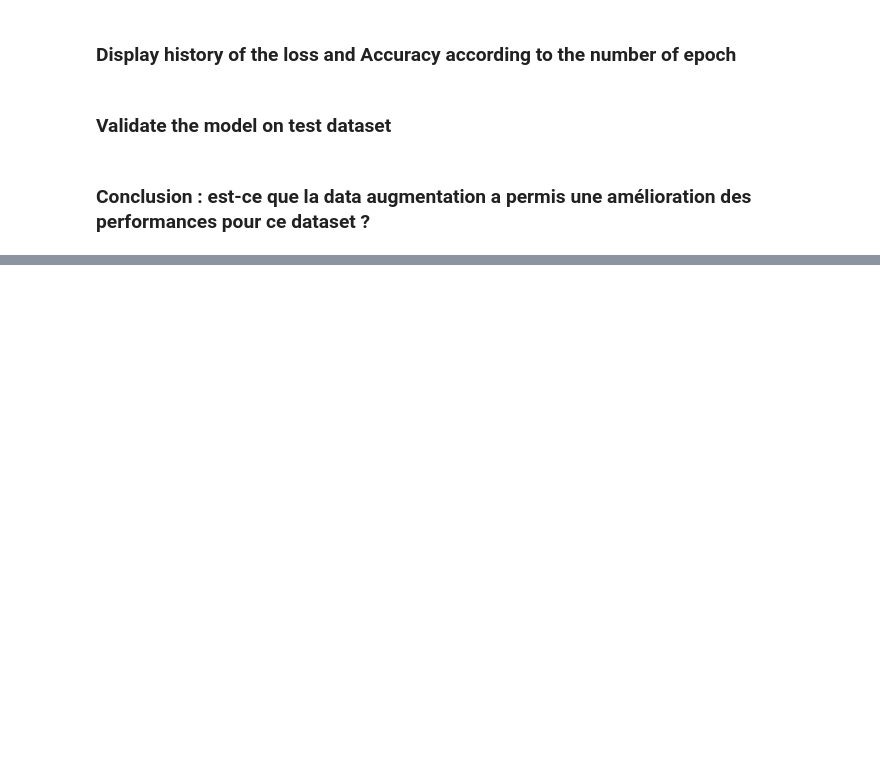
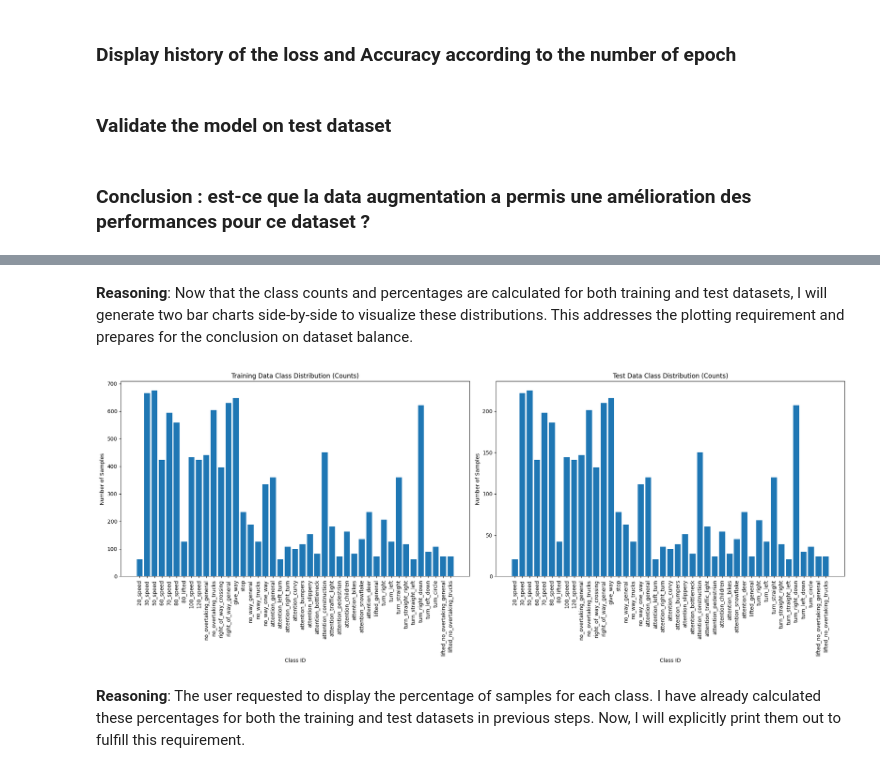
Before and after one commit to Thomasjrd26/IA3, a Jupyter notebook: TP/GTSRB_German_Traffic_Sign_Recognition_ETUD.ipynb, the cells around one changed output, grey strips where cells are left out. Drawn from its saved outputs; the diff is of its cells as text; code cells hidden in the pictures; blank space fills up the shorter version.

```diff
--- a/TP/GTSRB_German_Traffic_Sign_Recognition_ETUD.ipynb
+++ b/TP/GTSRB_German_Traffic_Sign_Recognition_ETUD.ipynb
@@ -240,0 +312,4 @@ display(df.head(20))   # On visualise les 20 premières lignes
+# %%
+train_labels_count = np.unique(y_train, return_counts=True)
+for i in range(len(train_labels_count[0])):
+  print(f"Label {i}: {train_labels_count[1][i]} ({train_labels_count[1][i]/len(y_train)*100:.2f}%)")
@@ -438,0 +609,9 @@ print(f"Model accuracy on test data: {accuracy_score(y_test, pred)*100:2f}")
+# %%
+unique_classes_train, counts_train = np.unique(y_train, return_counts=True)
+total_train_samples = len(y_train)
+percentages_train = (counts_train / total_train_samples) * 100
+
+print("Train Dataset Class Distribution:")
+for i, class_id in enumerate(unique_classes_train):
+    print(f"Class {class_id} ({label_map[class_id]}): Count = {counts_train[i]}, Percentage = {percentages_train[i]:.2f}%")
+print(f"Total training samples: {total_train_samples}\n")
@@ -438,0 +639,9 @@ print(f"Model accuracy on test data: {accuracy_score(y_test, pred)*100:2f}")
+# %%
+unique_classes_test, counts_test = np.unique(y_test, return_counts=True)
+total_test_samples = len(y_test)
+percentages_test = (counts_test / total_test_samples) * 100
+
+print("Test Dataset Class Distribution:")
+for i, class_id in enumerate(unique_classes_test):
+    print(f"Class {class_id} ({label_map[class_id]}): Count = {counts_test[i]}, Percentage = {percentages_test[i]:.2f}%")
+print(f"Total test samples: {total_test_samples}\n")
@@ -438,0 +666,29 @@ print(f"Model accuracy on test data: {accuracy_score(y_test, pred)*100:2f}")
+# %% [markdown]
+**Reasoning**:
+Now that the class counts and percentages are calculated for both training and test datasets, I will generate two bar charts side-by-side to visualize these distributions. This addresses the plotting requirement and prepares for the conclusion on dataset balance.
+# %%
+fig, (ax1, ax2) = plt.subplots(1, 2, figsize=(20, 8))
+
+# Plot for training data
+ax1.bar(unique_classes_train, counts_train)
+ax1.set_title('Training Data Class Distribution (Counts)')
+ax1.set_xlabel('Class ID')
+ax1.set_ylabel('Number of Samples')
+ax1.set_xticks(unique_classes_train)
+ax1.set_xticklabels([label_map[i] for i in unique_classes_train], rotation=90)
+
+# Plot for test data
+ax2.bar(unique_classes_test, counts_test)
+ax2.set_title('Test Data Class Distribution (Counts)')
+ax2.set_xlabel('Class ID')
+ax2.set_ylabel('Number of Samples')
+ax2.set_xticks(unique_classes_test)
+ax2.set_xticklabels([label_map[i] for i in unique_classes_test], rotation=90)
+
+plt.tight_layout()
+plt.show()
+# %% [output]
+[figure, added]
+# %% [markdown]
+**Reasoning**:
+The user requested to display the percentage of samples for each class. I have already calculated these percentages for both the training and test datasets in previous steps. Now, I will explicitly print them out to fulfill this requirement.
```
Also changed, not shown: parts of 34 cells of this notebook.
